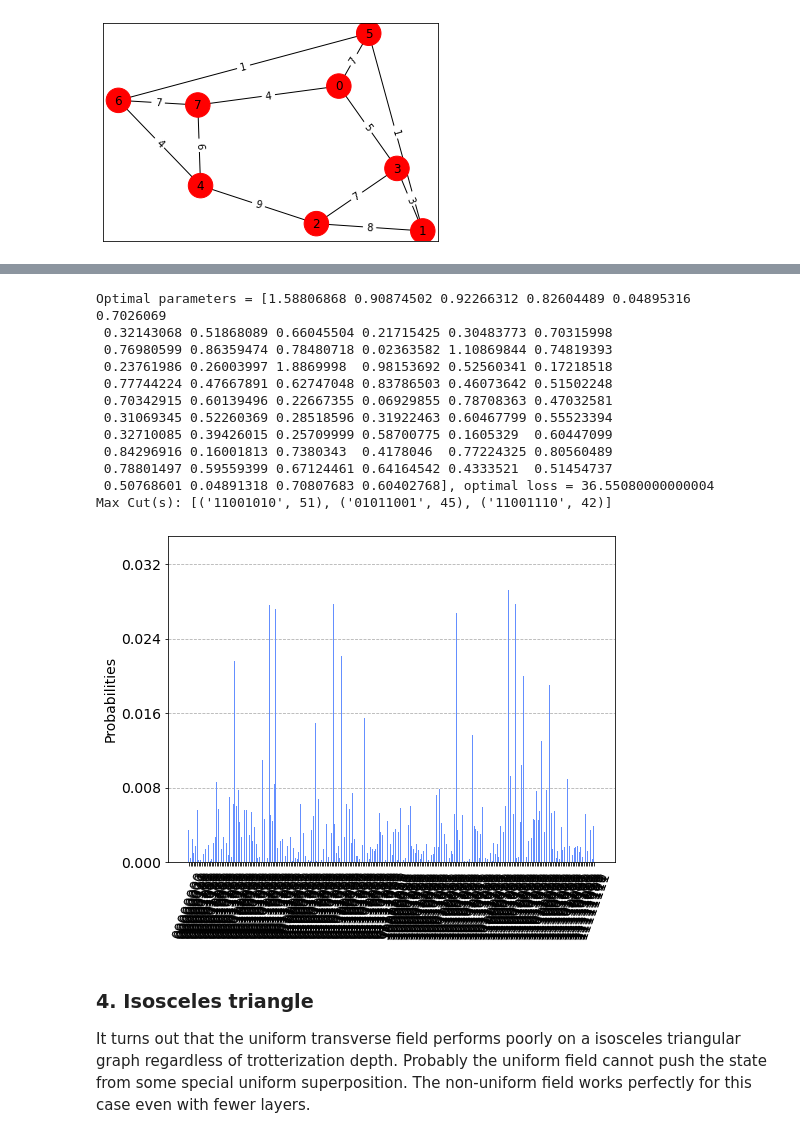
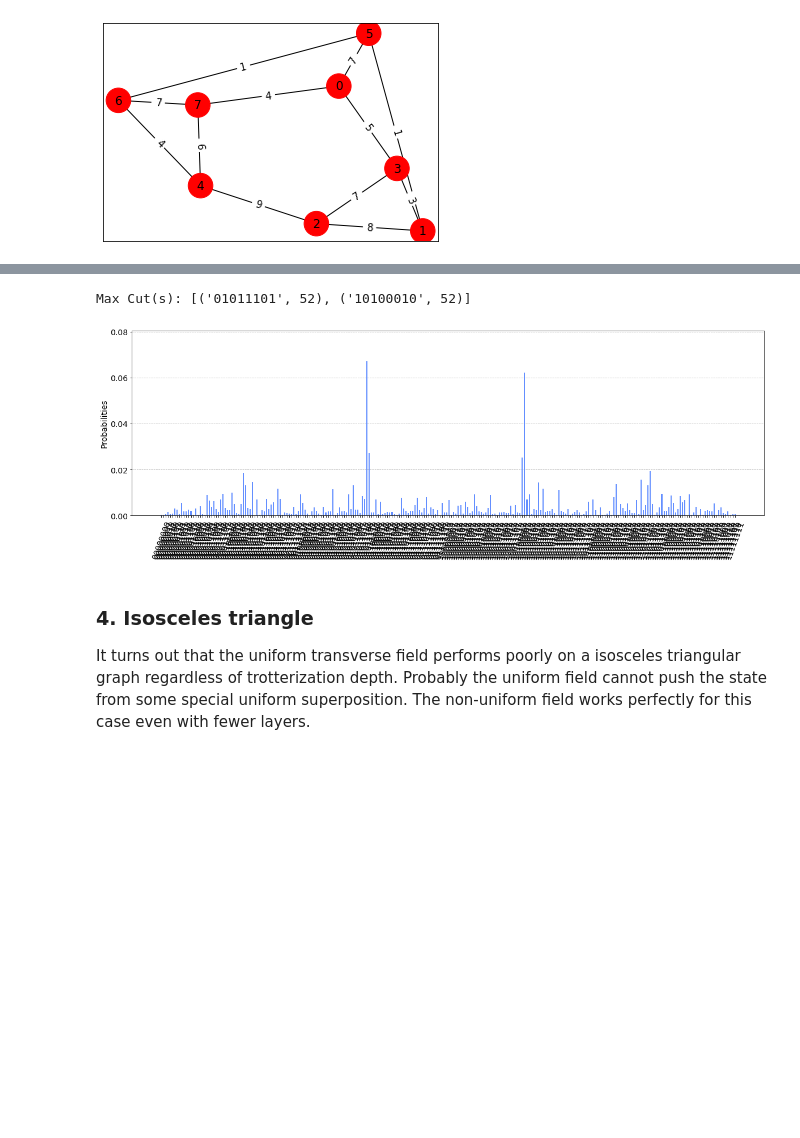
Before and after one commit to MyEntangled/QAOA-MaxCut, a Jupyter notebook: QAOA MaxCut for weighted graph.ipynb, the cells around one changed output, grey strips where cells are left out. Saved outputs shown, nothing was run; the diff lists cells and outputs as text; code cells hidden in the pictures; blank space fills up the shorter version.

```diff
--- a/QAOA MaxCut for weighted graph.ipynb
+++ b/QAOA MaxCut for weighted graph.ipynb
@@ -494,23 +494,12 @@ Max Cut(s): [('11011010', 50), ('00110111', 47)]
 # %%
 opt_params, opt_loss = train(G,depth=32,transverse='nonuniform')
 loss, counts = loss_function(opt_params,G,return_counts=True,transverse='nonuniform')
 pairs = evaluate_max_cut(G,counts)
 print("Max Cut(s): {}".format(pairs))
-plot_histogram(counts,figsize = (8,6),bar_labels = False)
+plot_histogram(counts,figsize = (20,6),bar_labels = False)
 # %% [output]
-Optimal parameters = [1.58806868 0.90874502 0.92266312 0.82604489 0.04895316 0.7026069
- 0.32143068 0.51868089 0.66045504 0.21715425 0.30483773 0.70315998
- 0.76980599 0.86359474 0.78480718 0.02363582 1.10869844 0.74819393
- 0.23761986 0.26003997 1.8869998  0.98153692 0.52560341 0.17218518
- 0.77744224 0.47667891 0.62747048 0.83786503 0.46073642 0.51502248
- 0.70342915 0.60139496 0.22667355 0.06929855 0.78708363 0.47032581
- 0.31069345 0.52260369 0.28518596 0.31922463 0.60467799 0.55523394
- 0.32710085 0.39426015 0.25709999 0.58700775 0.1605329  0.60447099
- 0.84296916 0.16001813 0.7380343  0.4178046  0.77224325 0.80560489
- 0.78801497 0.59559399 0.67124461 0.64164542 0.4333521  0.51454737
- 0.50768601 0.04891318 0.70807683 0.60402768], optimal loss = 36.55080000000004
-Max Cut(s): [('11001010', 51), ('01011001', 45), ('11001110', 42)]
+Max Cut(s): [('01011101', 52), ('10100010', 52)]
-[figure, old version]
+[figure, new version]
 # %% [markdown]
 ### 4. Isosceles triangle
 It turns out that the uniform transverse field performs poorly on a isosceles triangular graph regardless of trotterization depth. Probably the uniform field cannot push the state from some special uniform superposition. The non-uniform field works perfectly for this case even with fewer layers.
```
Also changed, not shown: parts of 5 cells of this notebook.
